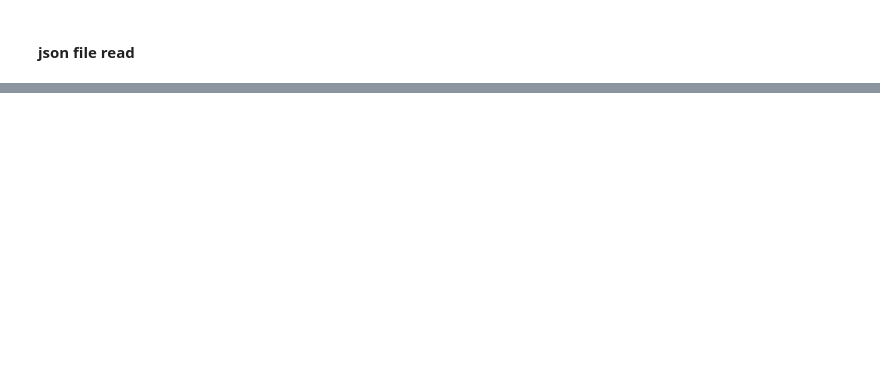
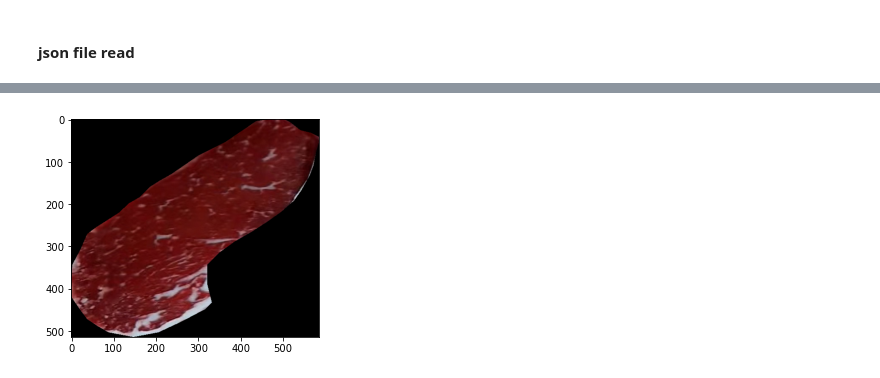
Before and after one commit to YJH-jm/DeepLearning, a Jupyter notebook: Image_segmentation.ipynb, the cells around one changed output, grey strips where cells are left out. Saved outputs shown, nothing was run; the diff lists cells and outputs as text; code cells hidden in the pictures; blank space fills up the shorter version.

```diff
--- a/Image_segmentation.ipynb
+++ b/Image_segmentation.ipynb
@@ -57,3 +169,0 @@ x_train_norm =  x_train.astype('float32')/255
-# %%
-train_data_dir = "C:/Users/Playdata/Desktop/FinalProject/test/dataset/QC_IMAGE/Training"
-QC_cow_segmentation_1++_000031.jpg
@@ -59,0 +386,84 @@ QC_cow_segmentation_1++_000031.jpg
+# %%
+# 메모리 문제로 1000개 우선저장
+x_test = []
+y_test = []
+
+
+
+for idx, c in enumerate(categories):
+
+    label = [0 for i in range(nb_class)]
+    label[idx] = 1
+    test_data_dir
+    image_dir = test_data_dir+"/Image_"+c
+    json_dir = test_data_dir+"/Label_"+c
+    files = glob.glob(image_dir+"/*.jpg")
+    json_files = glob.glob(json_dir+"/*.json")
+
+    print(c)
+    # 이미지 파일과 json 파일이 같은 순서로 나오는 것 확인하는 코드
+    # for i in range(len(files)):
+    #    print(json_files[i])
+    #    print(files[i])
+    cnt = 0;
+    for i, f in enumerate(files):
+        if cnt >= 1000:
+            break
+        cnt += 1
+        json_data = dict()
+        with open(json_files[i]) as jf:
+            json_data = json.load(jf)
+
+        contour = json_data['label_info']['shapes'][0]['points']
+        print(json_files[i])
+        min_x = 300000
+        min_y = 300000
+        max_x = 0
+        max_y = 0
+
+        print(f)
+        print(len(contour))
+        print("----------------------------------------------")
+        for i in range(len(contour)):
+            contour[i][0] = int(contour[i][0])
+            contour[i][1] = int(contour[i][1])
+            if contour[i][0] > max_x:
+                max_x = contour[i][0]
+            if contour[i][0] < min_x:
+                min_x = contour[i][0]
+            if contour[i][1] > max_y:
+                max_y = contour[i][1]
+            if contour[i][1] < min_y:
+                min_y = contour[i][1]
+
+
+        img = Image.open(f)
+        img = img.convert("RGB")
+        img = np.asarray(img)
+
+        mask = np.zeros_like(img)
+
+        polygon = np.array(contour)
+
+        cv2.fillPoly(mask,[polygon],[255, 255, 255])
+        masked = cv2.bitwise_and(img, mask)
+        print(min_y, max_y, min_x, max_x)
+        masked_crop = masked[min_y : max_y+1, min_x :max_x+1]
+#         print(type(masked_crop))
+#         print(masked_crop.shape) # (645, 454, 3)
+        plt.imshow(masked_crop)
+        masked_crop = cv2.resize(masked_crop,(image_w,image_h))
+
+#         print(type(masked_crop))
+#         print(masked_crop.shape)
+        masked_crop = masked_crop.astype('float32')/255
+        x_test.append(masked_crop)
+        y_test.append(c)
+
+
+
+# x_train = np.array(x_train)
+# y_train = np.array(y_train)
+
+# x_train_norm =  x_train.astype('float32')/255
+# %% [output]
@@ -59,0 +487 @@ QC_cow_segmentation_1++_000031.jpg
+[figure, added]
```
Also changed, not shown: parts of 19 cells of this notebook.
